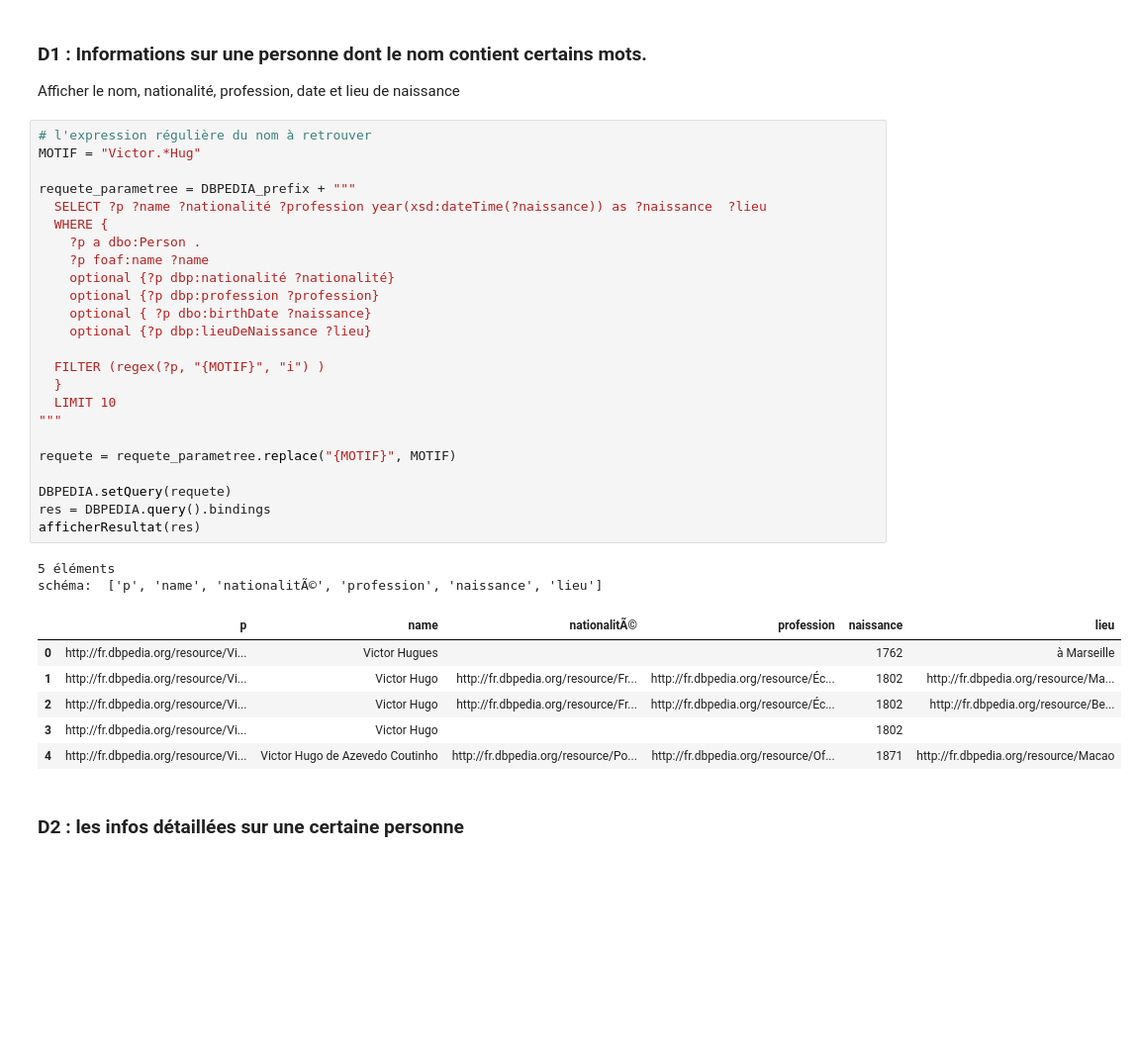
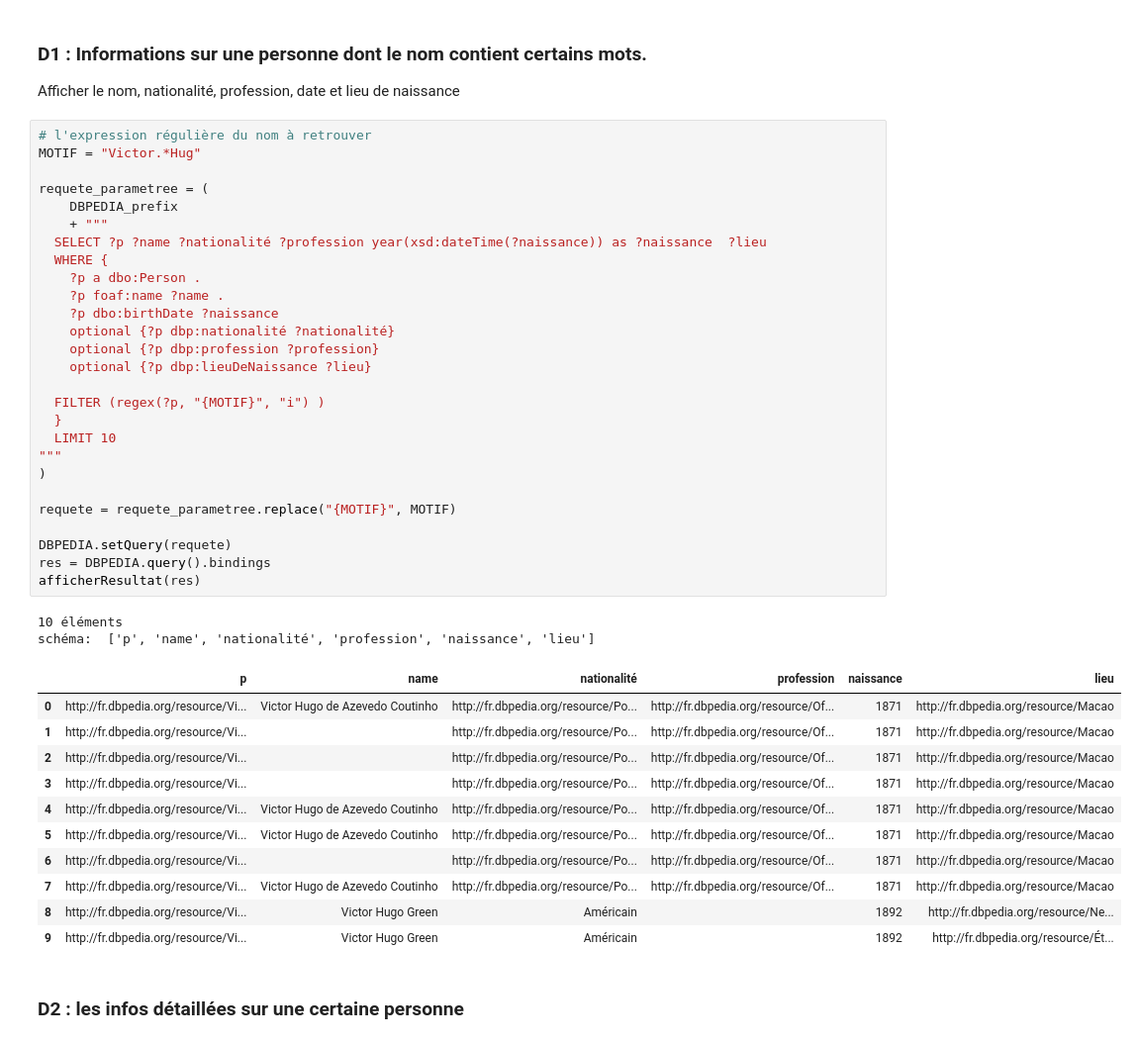
Before and after one commit to dataymeric/DAC, a Jupyter notebook: SAM/TME8/TP requetes-opendata 2022_SUJET_SEUL.ipynb, the cells around one changed output. Shown at 99% size. Drawn from its saved outputs; the diff is of its cells as text; blank space fills up the shorter version.

```diff
--- a/SAM/TME8/TP requetes-opendata 2022_SUJET_SEUL.ipynb
+++ b/SAM/TME8/TP requetes-opendata 2022_SUJET_SEUL.ipynb
@@ -424,36 +448,44 @@ Afficher le nom, nationalité, profession, date et lieu de naissance
 # %%
 # l'expression régulière du nom à retrouver
 MOTIF = "Victor.*Hug"
 
-requete_parametree = DBPEDIA_prefix + """
+requete_parametree = (
+    DBPEDIA_prefix
+    + """
   SELECT ?p ?name ?nationalité ?profession year(xsd:dateTime(?naissance)) as ?naissance  ?lieu
   WHERE {
     ?p a dbo:Person .
-    ?p foaf:name ?name
+    ?p foaf:name ?name .
+    ?p dbo:birthDate ?naissance
     optional {?p dbp:nationalité ?nationalité}
     optional {?p dbp:profession ?profession}
-    optional { ?p dbo:birthDate ?naissance}
     optional {?p dbp:lieuDeNaissance ?lieu}
 
   FILTER (regex(?p, "{MOTIF}", "i") )
   }
   LIMIT 10
 """
+)
 
 requete = requete_parametree.replace("{MOTIF}", MOTIF)
 
 DBPEDIA.setQuery(requete)
 res = DBPEDIA.query().bindings
 afficherResultat(res)
 # %% [output]
-5 éléments
-schéma:  ['p', 'name', 'nationalitÃ©', 'profession', 'naissance', 'lieu']
+10 éléments
+schéma:  ['p', 'name', 'nationalité', 'profession', 'naissance', 'lieu']
-|  | p | name | nationalitÃ© | profession | naissance | lieu |
-| 0 | http://fr.dbpedia.org/resource/Vi... | Victor Hugues |  |  | 1762 | à Marseille |
-| 1 | http://fr.dbpedia.org/resource/Vi... | Victor Hugo | http://fr.dbpedia.org/resource/Fr... | http://fr.dbpedia.org/resource/Éc... | 1802 | http://fr.dbpedia.org/resource/Ma... |
-| 2 | http://fr.dbpedia.org/resource/Vi... | Victor Hugo | http://fr.dbpedia.org/resource/Fr... | http://fr.dbpedia.org/resource/Éc... | 1802 | http://fr.dbpedia.org/resource/Be... |
-| 3 | http://fr.dbpedia.org/resource/Vi... | Victor Hugo |  |  | 1802 |  |
+|  | p | name | nationalité | profession | naissance | lieu |
+| 0 | http://fr.dbpedia.org/resource/Vi... | Victor Hugo de Azevedo Coutinho | http://fr.dbpedia.org/resource/Po... | http://fr.dbpedia.org/resource/Of... | 1871 | http://fr.dbpedia.org/resource/Macao |
+| 1 | http://fr.dbpedia.org/resource/Vi... |  | http://fr.dbpedia.org/resource/Po... | http://fr.dbpedia.org/resource/Of... | 1871 | http://fr.dbpedia.org/resource/Macao |
+| 2 | http://fr.dbpedia.org/resource/Vi... |  | http://fr.dbpedia.org/resource/Po... | http://fr.dbpedia.org/resource/Of... | 1871 | http://fr.dbpedia.org/resource/Macao |
+| 3 | http://fr.dbpedia.org/resource/Vi... |  | http://fr.dbpedia.org/resource/Po... | http://fr.dbpedia.org/resource/Of... | 1871 | http://fr.dbpedia.org/resource/Macao |
 | 4 | http://fr.dbpedia.org/resource/Vi... | Victor Hugo de Azevedo Coutinho | http://fr.dbpedia.org/resource/Po... | http://fr.dbpedia.org/resource/Of... | 1871 | http://fr.dbpedia.org/resource/Macao |
+| 5 | http://fr.dbpedia.org/resource/Vi... | Victor Hugo de Azevedo Coutinho | http://fr.dbpedia.org/resource/Po... | http://fr.dbpedia.org/resource/Of... | 1871 | http://fr.dbpedia.org/resource/Macao |
+| 6 | http://fr.dbpedia.org/resource/Vi... |  | http://fr.dbpedia.org/resource/Po... | http://fr.dbpedia.org/resource/Of... | 1871 | http://fr.dbpedia.org/resource/Macao |
+| 7 | http://fr.dbpedia.org/resource/Vi... | Victor Hugo de Azevedo Coutinho | http://fr.dbpedia.org/resource/Po... | http://fr.dbpedia.org/resource/Of... | 1871 | http://fr.dbpedia.org/resource/Macao |
+| 8 | http://fr.dbpedia.org/resource/Vi... | Victor Hugo Green | Américain |  | 1892 | http://fr.dbpedia.org/resource/Ne... |
+| 9 | http://fr.dbpedia.org/resource/Vi... | Victor Hugo Green | Américain |  | 1892 | http://fr.dbpedia.org/resource/Ét... |
 # %% [markdown]
 ### D2 : les infos détaillées sur une certaine personne
 # %%
```
Also changed, not shown: parts of 40 cells of this notebook, 1 other file.
